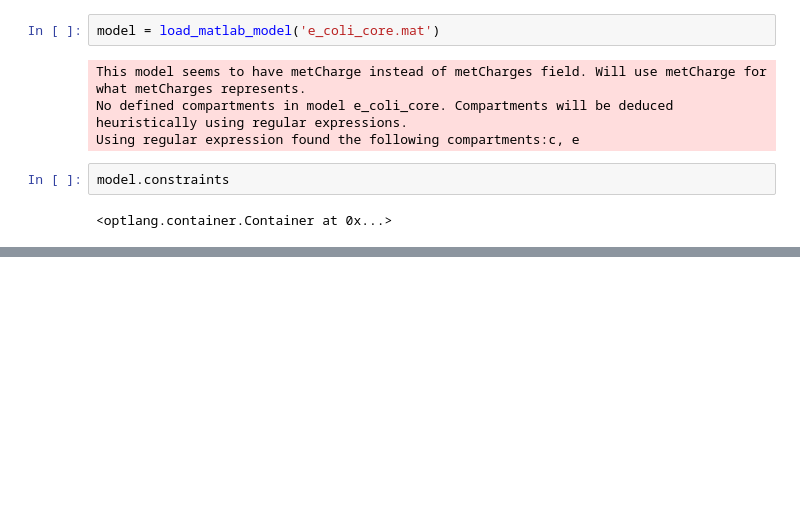
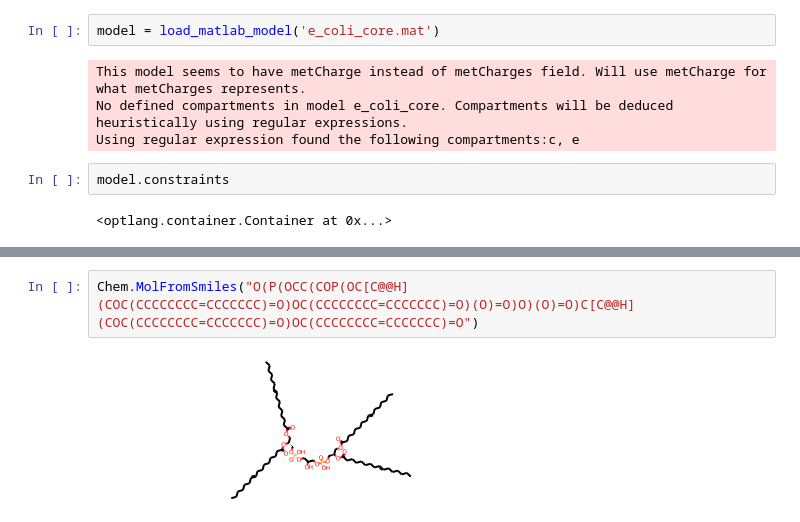
Before and after one commit to pgmikhael/clipzyme, a Jupyter notebook: notebooks/metabio.ipynb, the cells around one changed output, grey strips where cells are left out. Saved outputs shown, nothing was run; the diff lists cells and outputs as text; blank space fills up the shorter version.

```diff
--- a/notebooks/metabio.ipynb
+++ b/notebooks/metabio.ipynb
@@ -633,0 +1086,4 @@ model.constraints
+# %%
+Chem.MolFromSmiles("O(P(OCC(COP(OC[C@@H](COC(CCCCCCCC=CCCCCCC)=O)OC(CCCCCCCC=CCCCCCC)=O)(O)=O)O)(O)=O)C[C@@H](COC(CCCCCCCC=CCCCCCC)=O)OC(CCCCCCCC=CCCCCCC)=O")
+# %% [output]
+[figure, added]
```
Also changed, not shown: parts of 60 cells of this notebook.
